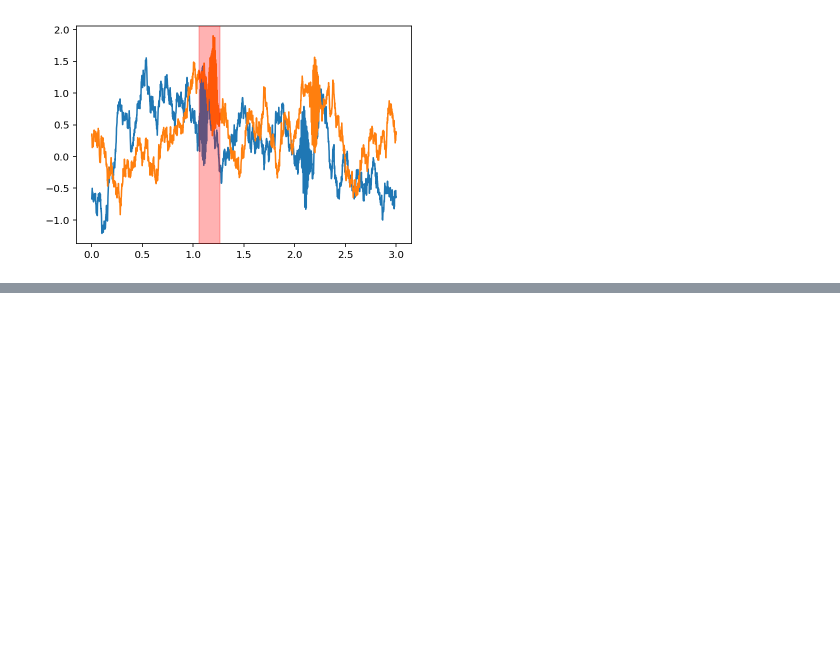
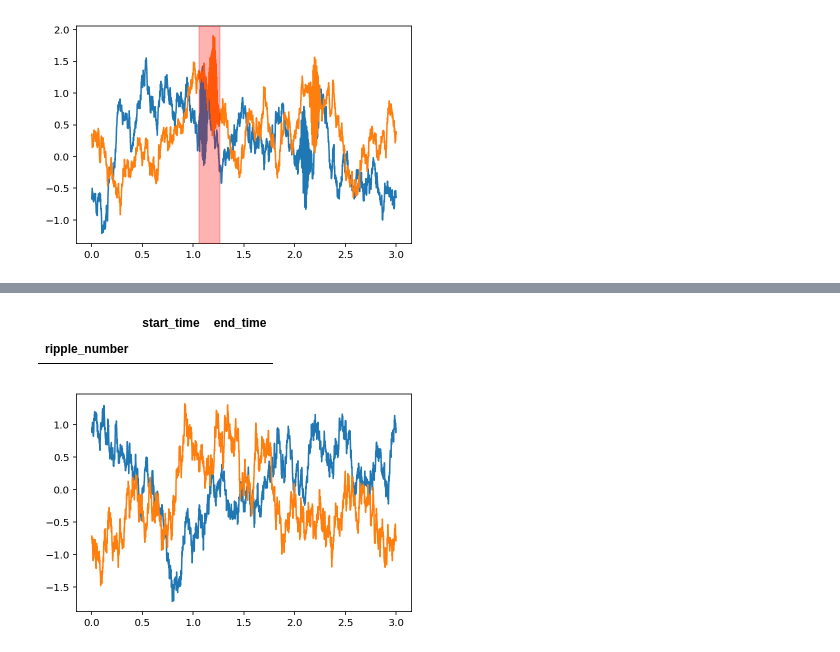
Before and after one commit to Eden-Kramer-Lab/ripple_detection, a Jupyter notebook: examples/detection_examples.ipynb, the cells around one changed output, grey strips where cells are left out. Saved outputs shown, nothing was run; the diff lists cells and outputs as text; code cells hidden in the pictures; blank space fills up the shorter version.

```diff
--- a/examples/detection_examples.ipynb
+++ b/examples/detection_examples.ipynb
@@ -270,0 +294,13 @@ for ripple in Kay_ripple_times.itertuples():
+# %%
+Kay_ripple_times = Kay_ripple_detector(time, LFPs, speed, SAMPLING_FREQUENCY)
+
+display(Kay_ripple_times)
+
+f, ax = plt.subplots()
+ax.plot(time, LFPs)
+for ripple in Kay_ripple_times.itertuples():
+    ax.axvspan(ripple.start_time, ripple.end_time, alpha=0.3, color='red', zorder=1000)
+# %% [output]
+|  | start_time | end_time |
+| ripple_number |  |  |
+[figure, added]
```
Also changed, not shown: parts of 4 cells of this notebook.
